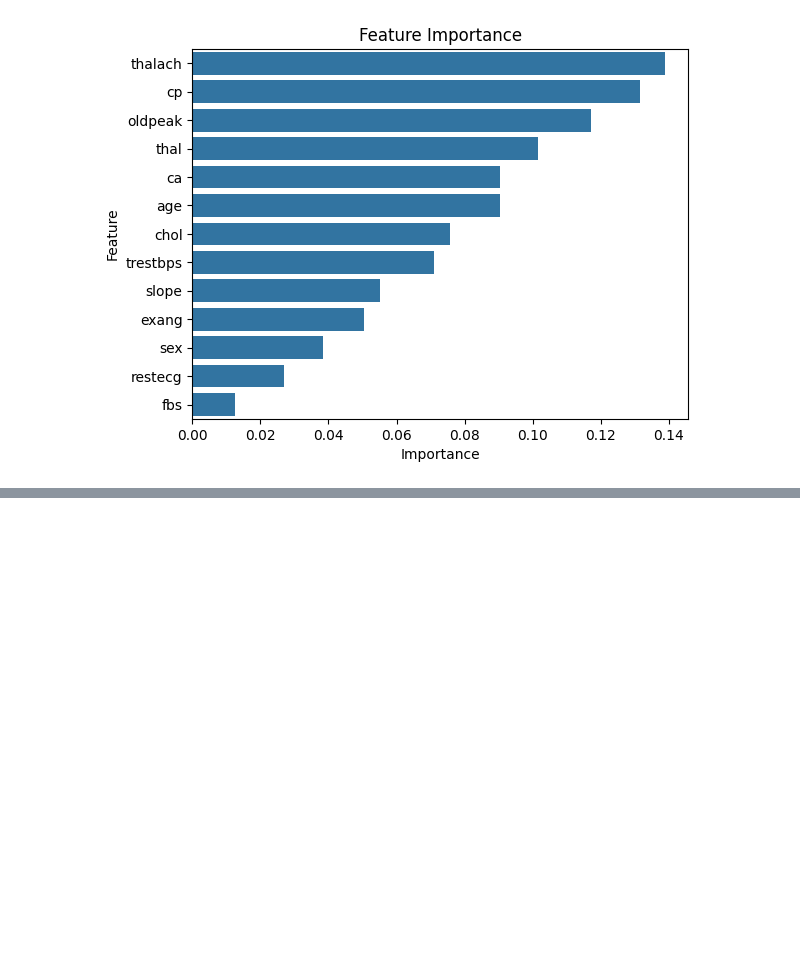
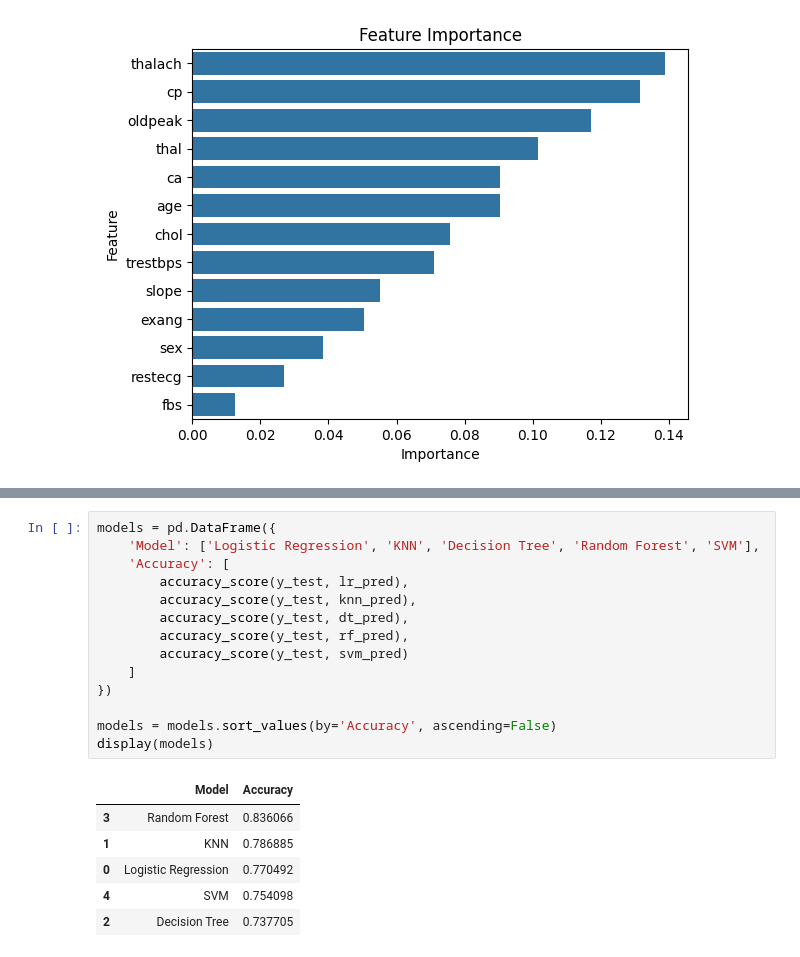
Before and after one commit to abhinavsinghsnippet/AI-ML-based-Heart-Disease-Prediction-project, a Jupyter notebook: Heart_Disease.ipynb, the cells around one changed output, grey strips where cells are left out. Cells and saved outputs as stored; diff of their text form; blank space fills up the shorter version.

```diff
--- a/Heart_Disease.ipynb
+++ b/Heart_Disease.ipynb
@@ -247,3 +248,24 @@ else:
     print("✅ Low Risk of Heart Disease")
 # %% [output]
 ⚠️ High Risk of Heart Disease
+# %%
+models = pd.DataFrame({
+    'Model': ['Logistic Regression', 'KNN', 'Decision Tree', 'Random Forest', 'SVM'],
+    'Accuracy': [
+        accuracy_score(y_test, lr_pred),
+        accuracy_score(y_test, knn_pred),
+        accuracy_score(y_test, dt_pred),
+        accuracy_score(y_test, rf_pred),
+        accuracy_score(y_test, svm_pred)
+    ]
+})
+
+models = models.sort_values(by='Accuracy', ascending=False)
+display(models)
+# %% [output]
+|  | Model | Accuracy |
+| 3 | Random Forest | 0.836066 |
+| 1 | KNN | 0.786885 |
+| 0 | Logistic Regression | 0.770492 |
+| 4 | SVM | 0.754098 |
+| 2 | Decision Tree | 0.737705 |
```
Also changed, not shown: parts of 2 cells of this notebook.
